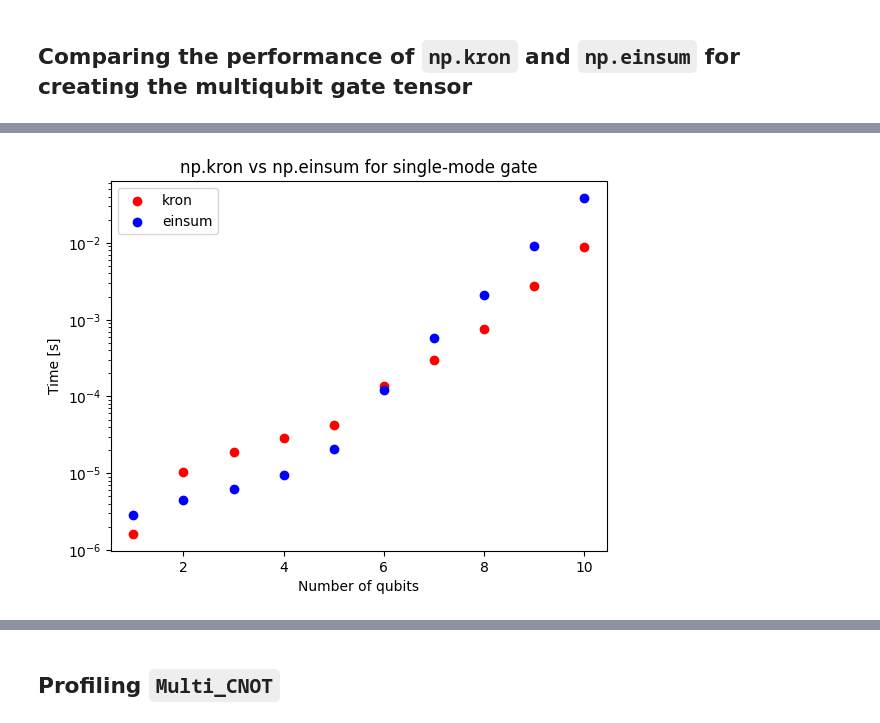
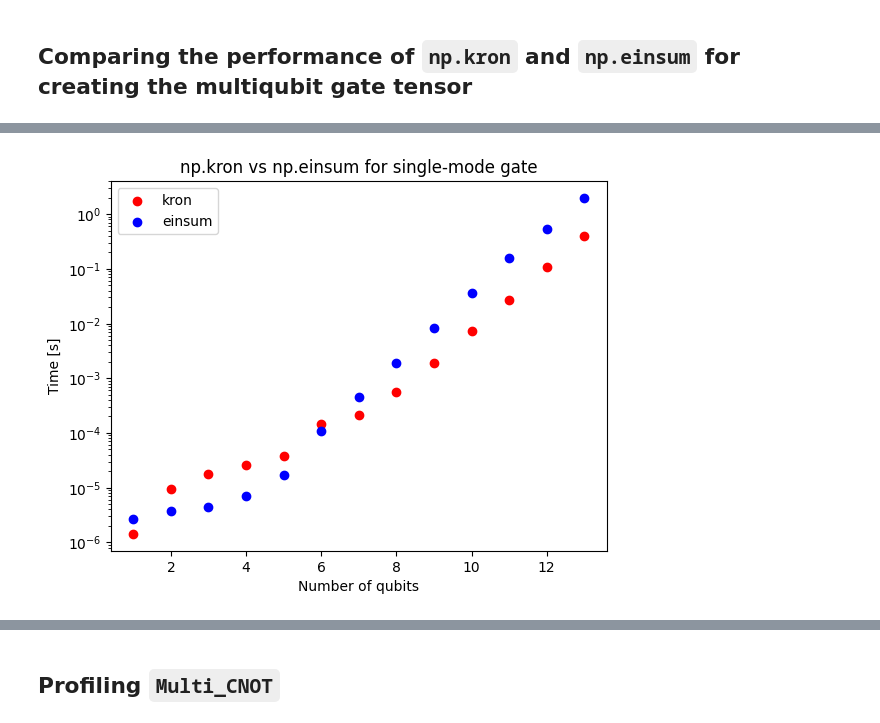
Before and after one commit to olgasolodovnikova/qcircuit, a Jupyter notebook: Simulator.ipynb, the cells around one changed output, grey strips where cells are left out. Cells and saved outputs as stored; diff of their text form; code cells hidden in the pictures.

```diff
--- a/Simulator.ipynb
+++ b/Simulator.ipynb
@@ -187,12 +27,15 @@ state.plot_state()
 # %%
 ## Apply Hadamard gate on all qubits
 
-num = 10
+num = 3
 
 state = State(num, )
+H = Gate().H
 
 [state.apply_single_qubit_gate(H, i) for i in range(0,num)]
-#state.apply_single_qubit_gate(Y_gate, 2)
+
+state.apply_single_qubit_gate(Gate().Y, 2)
+state.apply_cnot_qubit_gate(0,2)
 
 state.plot_state()
 # %% [output]
@@ -209,9 +52,9 @@ state.plot_state()
 # %% [markdown]
 ## Comparing the performance of `np.kron` and `np.einsum` for creating the multiqubit gate tensor
 # %%
-times_kron = np.zeros(10)
-times_einsum = np.zeros(10)
-for i, num in enumerate(range(1,10+1)):
+times_kron = np.zeros(13)
+times_einsum = np.zeros(13)
+for i, num in enumerate(range(1,13+1)):
     print(f'nqubits = {num}')
     state = State(num)
     var1 = %timeit -o state.apply_single_qubit_gate(H, 0)
@@ -240,12 +83,12 @@ nqubits = 10
 # %%
-plt.scatter(range(1,11), times_kron, color = 'r', label = 'kron')
-plt.scatter(range(1,11), times_einsum, color ='b',label = 'einsum')
+plt.scatter(range(1,14), times_kron, color = 'r', label = 'kron')
+plt.scatter(range(1,14), times_einsum, color ='b',label = 'einsum')
 plt.yscale('log')
 plt.xlabel('Number of qubits')
 plt.ylabel('Time [s]')
 plt.legend()
 plt.title('np.kron vs np.einsum for single-mode gate')
 plt.show()
 # %% [output]
-[figure, old version]
+[figure, new version]
 # %%
```
Also changed, not shown: parts of 13 cells of this notebook, 3 other files.
